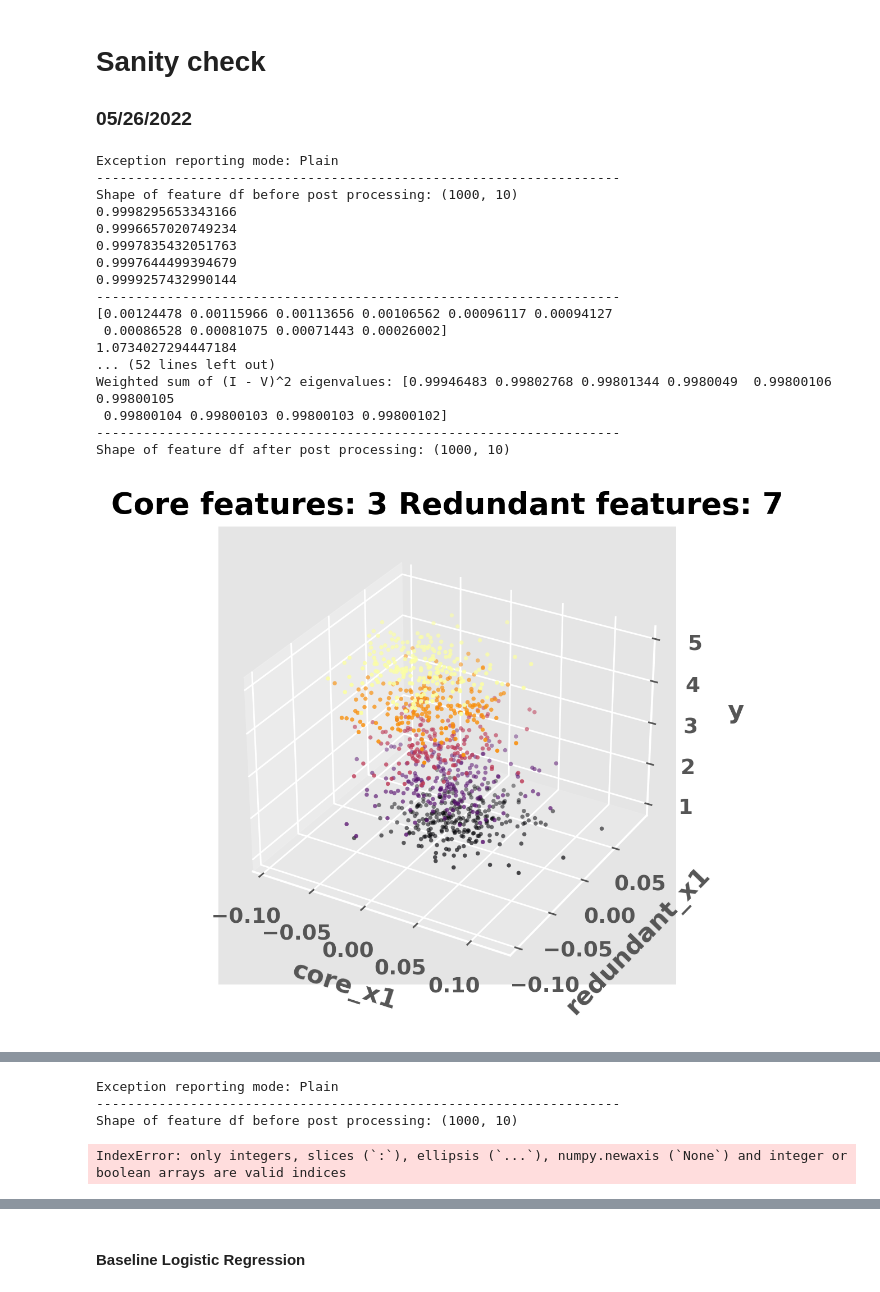
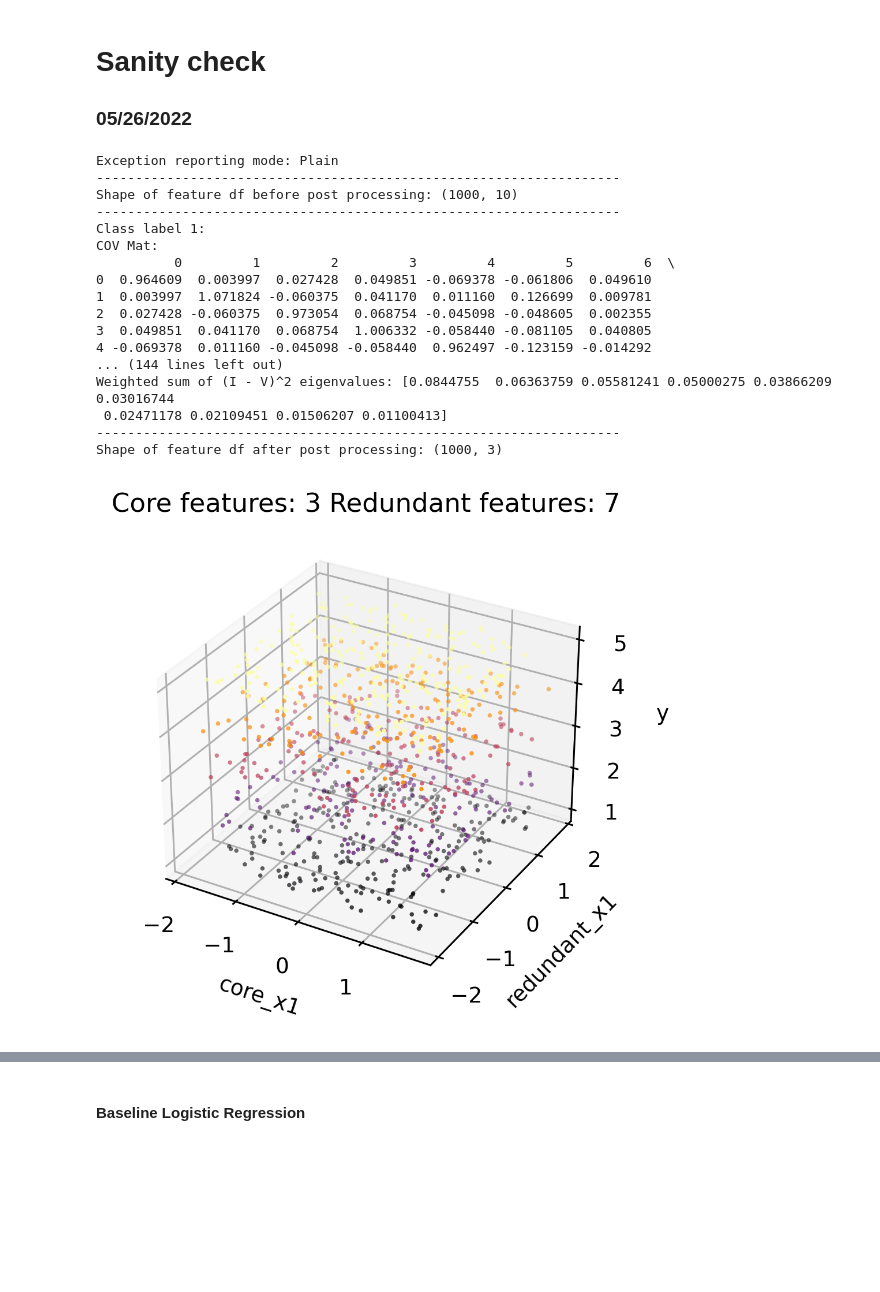
Before and after one commit to kl3259/GR5398_IoT, a Jupyter notebook: doc/sanity_check.ipynb, the cells around one changed output, grey strips where cells are left out. Drawn from its saved outputs; the diff is of its cells as text; code cells hidden in the pictures; blank space fills up the shorter version.

Commit message:
udpate sanity check

```diff
--- a/doc/sanity_check.ipynb
+++ b/doc/sanity_check.ipynb
@@ -21,7 +21,7 @@ def mahalanobis_transformation(feature_df, flag = "Train"):
         globals()['feature_mean'] = np.array(feature_df.mean()).reshape(-1, 1).T # 1 * p
         feature_centered = feature_df - ones @ feature_mean
         # get cov matrix # p * p
-        cov = feature_centered.T @ feature_centered
+        cov = feature_centered.T @ feature_centered / feature_df.shape[0]
         u, s, vh = np.linalg.svd(cov) # all real numbers
         # w, v = np.linalg.eig(cov) # generate complex numbers
         # theshold for pinv: 1e-15
@@ -61,8 +61,6 @@ def my_SAVE(feature_df, label_df, flag = "Train", n_directions = 977):
             globals()["label_df_" + str(i + 1)] = label_df.loc[slice_index_dict[i + 1], "label"]
             # get sliced cov matrices
             globals()['cov_' + str(i + 1)] = get_cov_mat(globals()["feature_df_" + str(i + 1)])
-            u, s, vh = np.linalg.svd(globals()['cov_' + str(i + 1)])
-            print(((1 - s[0]) / (1 - s[1])) ** 2)
         # concatenate 5 cov matrices, weighted by the proportion of classes
         globals()['weight_df'] = label_df["label"].value_counts() / label_df.shape[0]
         weighted_cov = pd.DataFrame(
@@ -72,17 +70,23 @@ def my_SAVE(feature_df, label_df, flag = "Train", n_directions = 977):
         )
         for i in np.arange(5):
             print('-------------------------------------------------------------------')
-            u, s, vh = np.linalg.svd(globals()["cov_" + str(i + 1)])
-            print(s)
-            print(s[0] / s[1])
+            print(f'Class label {str(i + 1)}:')
+            print('COV Mat:')
+            print(globals()['cov_' + str(i + 1)])
+            if feature_df.shape[1] == 2:
+                u, s, vh = np.linalg.svd(globals()['cov_' + str(i + 1)])
+                print(f'Eigen values of COV mat: {s}')
+                print(f'Eigen values ratio of COV mat: {s[0] / s[1]:8.4f}')
+                print(f'(1 - Eigen values of COV mat) ratio: {(1 - s[0]) / (1 - s[1]):8.4f}')
+                print(f'(1 - Eigen values of COV mat)^2 ratio: {((1 - s[0]) / (1 - s[1])) ** 2:8.4f}')
+                u, s, vh = np.linalg.svd(np.eye(cov_1.shape[0]) - globals()["cov_" + str(i + 1)])
+                print(f'Eigen values of (I - COV mat): {s}')
+                print(f'Eigen values ratio of (I - COV mat) : {s[0] / s[1]:8.4f}')
+                print(f'(1 - Eigen values of (I - COV mat)) ratio: {(1 - s[0]) / (1 - s[1]):8.4f}')
+                print(f'(1 - Eigen values of (I - COV mat))^2 ratio: {((1 - s[0]) / (1 - s[1])) ** 2:8.4f}')
+
             u, s, vh = np.linalg.svd(np.eye(cov_1.shape[0]) - globals()["cov_" + str(i + 1)])
-            print(s)
-            print(s[0] / s[1])
-
-            print('-------------------------------------------------------------------')
-
-            print(f'Class label {str(i + 1)}:')
-            # u, s, vh = np.linalg.svd(np.eye(cov_1.shape[0]) - globals()["cov_" + str(i + 1)])
+            print(f'(I - V) eigenvalues: {s}')
             u, s, vh = np.linalg.svd((np.eye(cov_1.shape[0]) - globals()["cov_" + str(i + 1)]) @ (np.eye(cov_1.shape[0]) - globals()["cov_" + str(i + 1)]).T)
             print(f'(I - V)^2 eigenvalues: {s}')
             weighted_cov += weight_df.loc[i + 1] * (np.eye(cov_1.shape[0]) - globals()["cov_" + str(i + 1)]) @ (np.eye(cov_1.shape[0]) - globals()["cov_" + str(i + 1)]).T
@@ -141,5 +138,5 @@ save_alt.fit()
 # %%
-def sanity_check(size = 1000, core_dirs = 1, feature_df_flag = False, feature_df = None, core_distribution = np.random.normal, redundant_dirs = 1, n_directions = 1, fig_output = True, **kwargs):
+def sanity_check(size = 1000, core_dirs = 1, feature_df_flag = False, feature_df = None, core_distribution = np.random.uniform, redundant_dirs = 1, n_directions = 1, fig_output = True, **kwargs):
     if feature_df_flag == False:
         core_feature_df = pd.DataFrame(data = None)
         for i in np.arange(core_dirs):
@@ -203,23 +200,23 @@ def sanity_check(size = 1000, core_dirs = 1, feature_df_flag = False, feature_df
     print(f'Directions: \n{directions}')
     return feature_df_reduced, feature_df_whitened, syncthetic_label_df_train
 # %%
-feature_df_reduced, feature_df_whitened, label_df = sanity_check(core_dirs = 3, redundant_dirs = 7, n_directions = 10, loc = 20, scale = 10)
+feature_df_reduced, feature_df_whitened, label_df = sanity_check(core_dirs = 3, redundant_dirs = 7, n_directions = 3, low = 100, high = 20)
 # %% [output]
 Exception reporting mode: Plain
 -------------------------------------------------------------------
 Shape of feature df before post processing: (1000, 10)
-0.9998295653343166
-0.9996657020749234
-0.9997835432051763
-0.9997644499394679
-0.9999257432990144
 -------------------------------------------------------------------
-[0.00124478 0.00115966 0.00113656 0.00106562 0.00096117 0.00094127
- 0.00086528 0.00081075 0.00071443 0.00026002]
-1.0734027294447184
-... (52 lines left out)
-Weighted sum of (I - V)^2 eigenvalues: [0.99946483 0.99802768 0.99801344 0.9980049  0.99800106 0.99800105
- 0.99800104 0.99800103 0.99800103 0.99800102]
+Class label 1:
+COV Mat:
+          0         1         2         3         4         5         6  \
+0  0.964609  0.003997  0.027428  0.049851 -0.069378 -0.061806  0.049610
+1  0.003997  1.071824 -0.060375  0.041170  0.011160  0.126699  0.009781
+2  0.027428 -0.060375  0.973054  0.068754 -0.045098 -0.048605  0.002355
+3  0.049851  0.041170  0.068754  1.006332 -0.058440 -0.081105  0.040805
+4 -0.069378  0.011160 -0.045098 -0.058440  0.962497 -0.123159 -0.014292
+... (144 lines left out)
+Weighted sum of (I - V)^2 eigenvalues: [0.0844755  0.06363759 0.05581241 0.05000275 0.03866209 0.03016744
+ 0.02471178 0.02109451 0.01506207 0.01100413]
 -------------------------------------------------------------------
-Shape of feature df after post processing: (1000, 10)
+Shape of feature df after post processing: (1000, 3)
-[figure, old version]
+[figure, new version]
@@ -249,17 +236,3 @@ y = pd.DataFrame(data = y, columns = ['columns'])
-# %%
-post_process(
-    test_X,
-    y,
-    flag = "Train",
-    method = my_SAVE,
-    add_predictors = False,
-    n_directions = 3
-)
-# %% [output]
-Exception reporting mode: Plain
--------------------------------------------------------------------
-Shape of feature df before post processing: (1000, 10)
-IndexError: only integers, slices (`:`), ellipsis (`...`), numpy.newaxis (`None`) and integer or boolean arrays are valid indices
 # %%
 basis = directions[:3,:]
 print(np.linalg.matrix_rank(basis))
```
Also changed, not shown: parts of 13 cells of this notebook, 2 other files.
